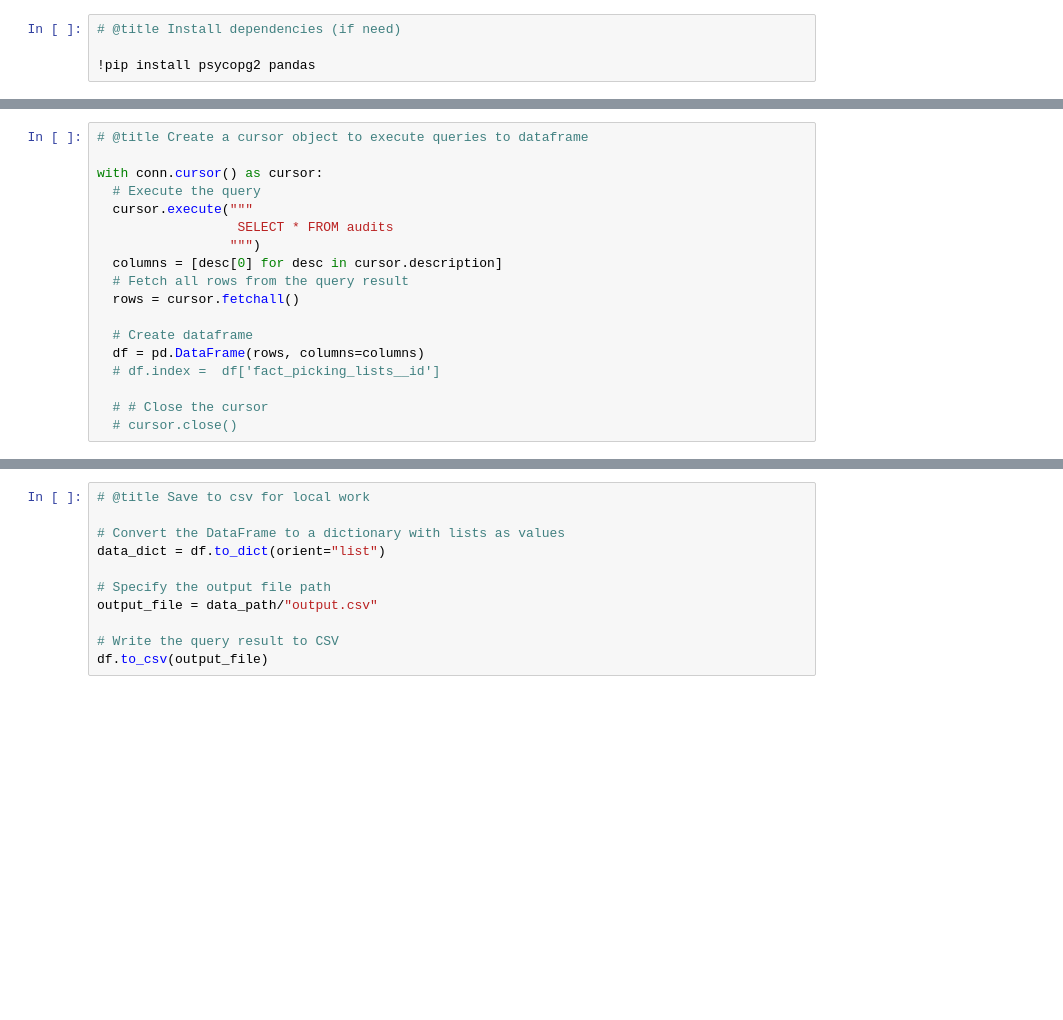
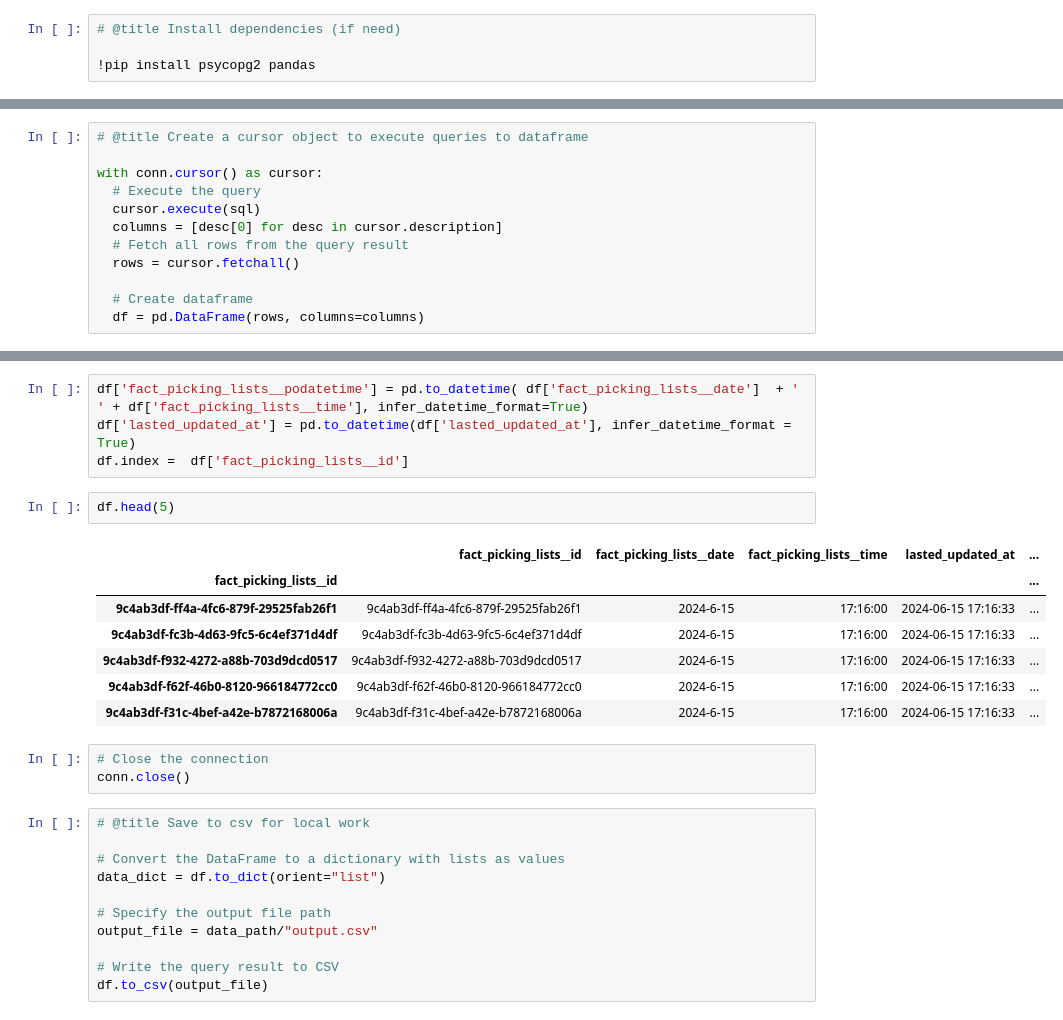
Before and after one commit to thirayume/POPrediction, a Jupyter notebook: Muangtai_PGSQL.ipynb, the cells around one changed output, grey strips where cells are left out. Drawn from its saved outputs; the diff is of its cells as text; blank space fills up the shorter version.

```diff
--- a/Muangtai_PGSQL.ipynb
+++ b/Muangtai_PGSQL.ipynb
@@ -146,18 +169,12 @@ sql
 
 with conn.cursor() as cursor:
   # Execute the query
-  cursor.execute("""
-                  SELECT * FROM audits
-                 """)
+  cursor.execute(sql)
   columns = [desc[0] for desc in cursor.description]
   # Fetch all rows from the query result
   rows = cursor.fetchall()
 
   # Create dataframe
   df = pd.DataFrame(rows, columns=columns)
-  # df.index =  df['fact_picking_lists__id']
-
-  # # Close the cursor
-  # cursor.close()
 # %%
 df.head(5)
@@ -164,3 +188,20 @@ df.head(5)
+# %%
+df['fact_picking_lists__podatetime'] = pd.to_datetime( df['fact_picking_lists__date']  + ' ' + df['fact_picking_lists__time'], infer_datetime_format=True)
+df['lasted_updated_at'] = pd.to_datetime(df['lasted_updated_at'], infer_datetime_format = True)
+df.index =  df['fact_picking_lists__id']
+# %%
+df.head(5)
+# %% [output]
+|  | fact_picking_lists__id | fact_picking_lists__date | fact_picking_lists__time | lasted_updated_at | ... |
+| fact_picking_lists__id |  |  |  |  | ... |
+| 9c4ab3df-ff4a-4fc6-879f-29525fab26f1 | 9c4ab3df-ff4a-4fc6-879f-29525fab26f1 | 2024-6-15 | 17:16:00 | 2024-06-15 17:16:33 | ... |
+| 9c4ab3df-fc3b-4d63-9fc5-6c4ef371d4df | 9c4ab3df-fc3b-4d63-9fc5-6c4ef371d4df | 2024-6-15 | 17:16:00 | 2024-06-15 17:16:33 | ... |
+| 9c4ab3df-f932-4272-a88b-703d9dcd0517 | 9c4ab3df-f932-4272-a88b-703d9dcd0517 | 2024-6-15 | 17:16:00 | 2024-06-15 17:16:33 | ... |
+| 9c4ab3df-f62f-46b0-8120-966184772cc0 | 9c4ab3df-f62f-46b0-8120-966184772cc0 | 2024-6-15 | 17:16:00 | 2024-06-15 17:16:33 | ... |
+| 9c4ab3df-f31c-4bef-a42e-b7872168006a | 9c4ab3df-f31c-4bef-a42e-b7872168006a | 2024-6-15 | 17:16:00 | 2024-06-15 17:16:33 | ... |
+# %%
+# Close the connection
+conn.close()
 # %%
 # @title Save to csv for local work
 
```
Also changed, not shown: parts of 12 cells of this notebook.
